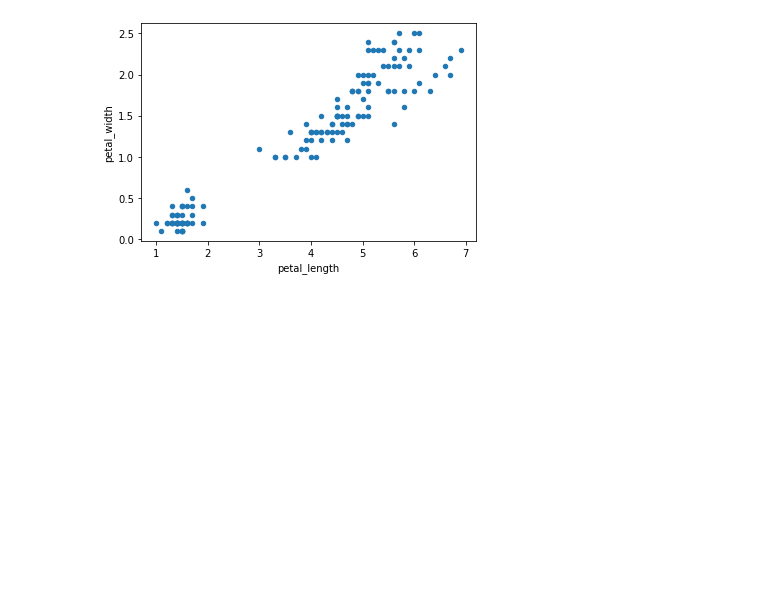
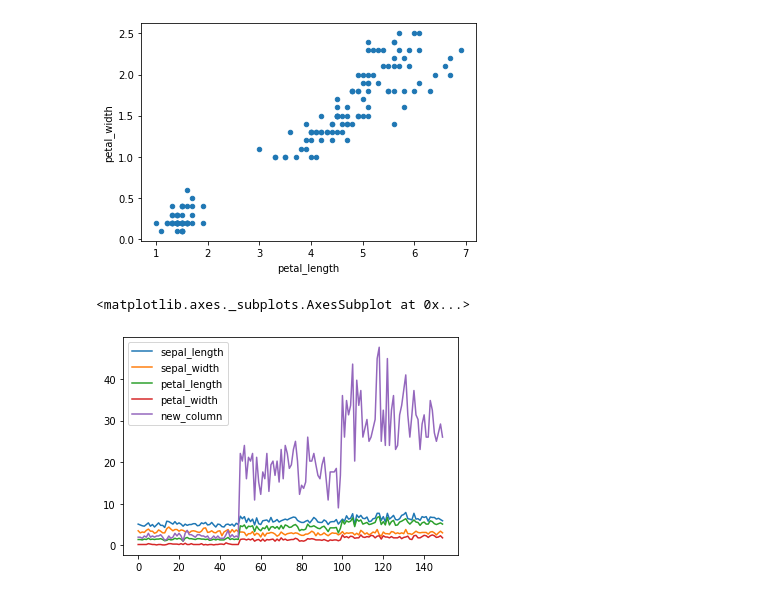
Before and after one commit to ARYAN-GULATI/Python_Master, a Jupyter notebook: PYTHON_BASICS/PYTHON Pandas/Pandas Continue.ipynb, the cells around one changed output. Drawn from its saved outputs; the diff is of its cells as text; code cells hidden in the pictures; blank space fills up the shorter version.

```diff
--- a/PYTHON_BASICS/Pandas Continue.ipynb
+++ b/PYTHON_BASICS/PYTHON Pandas/Pandas Continue.ipynb
@@ -277,3 +300,8 @@ df.plot.scatter(x="petal_length",y="petal_width")
 # %% [output]
 <matplotlib.axes._subplots.AxesSubplot at 0x...>
 [figure]
+# %%
+df.plot.line()
+# %% [output]
+<matplotlib.axes._subplots.AxesSubplot at 0x...>
+[figure, added]
```
Also changed, not shown: parts of 20 cells of this notebook, 4 other files.
